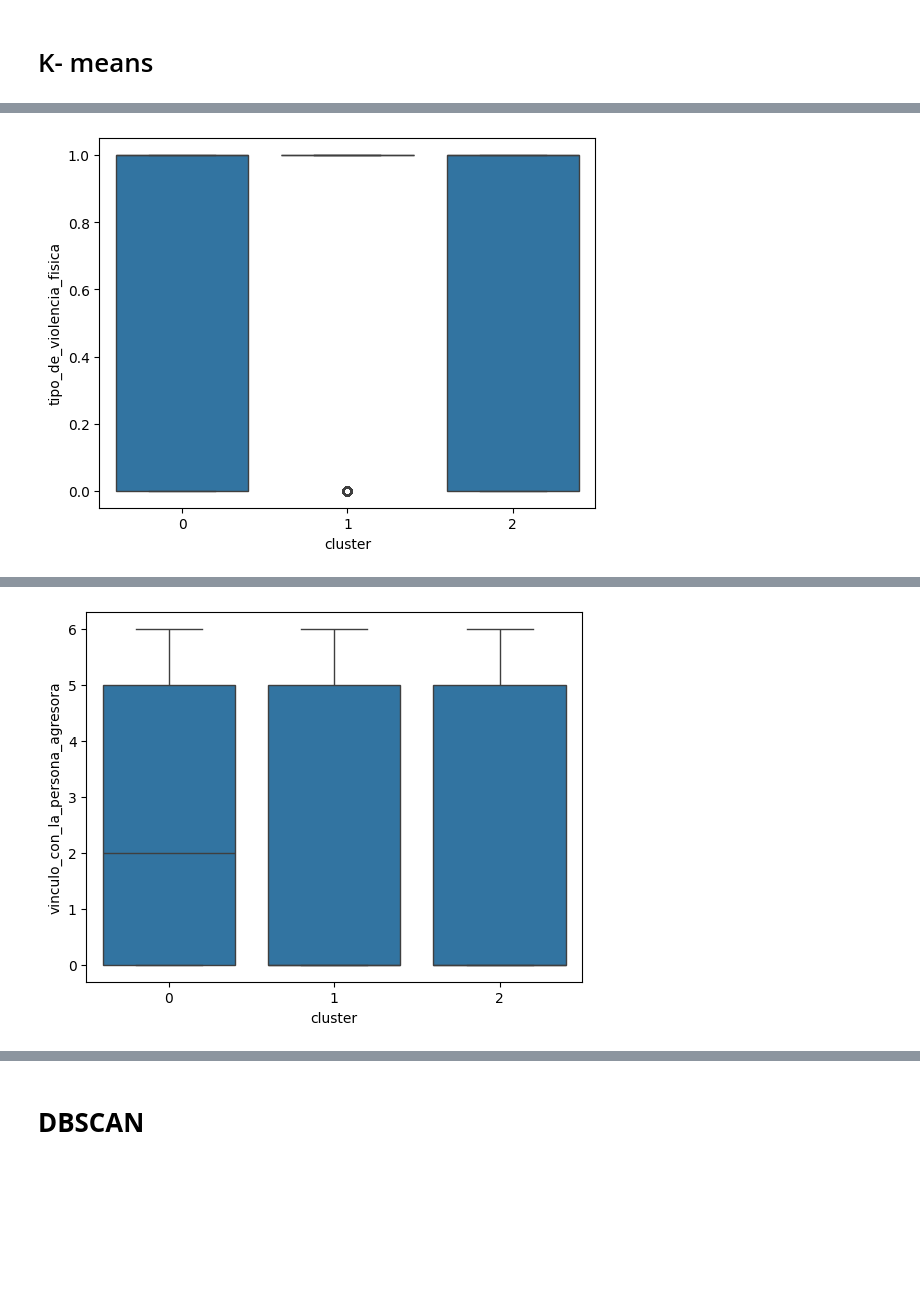
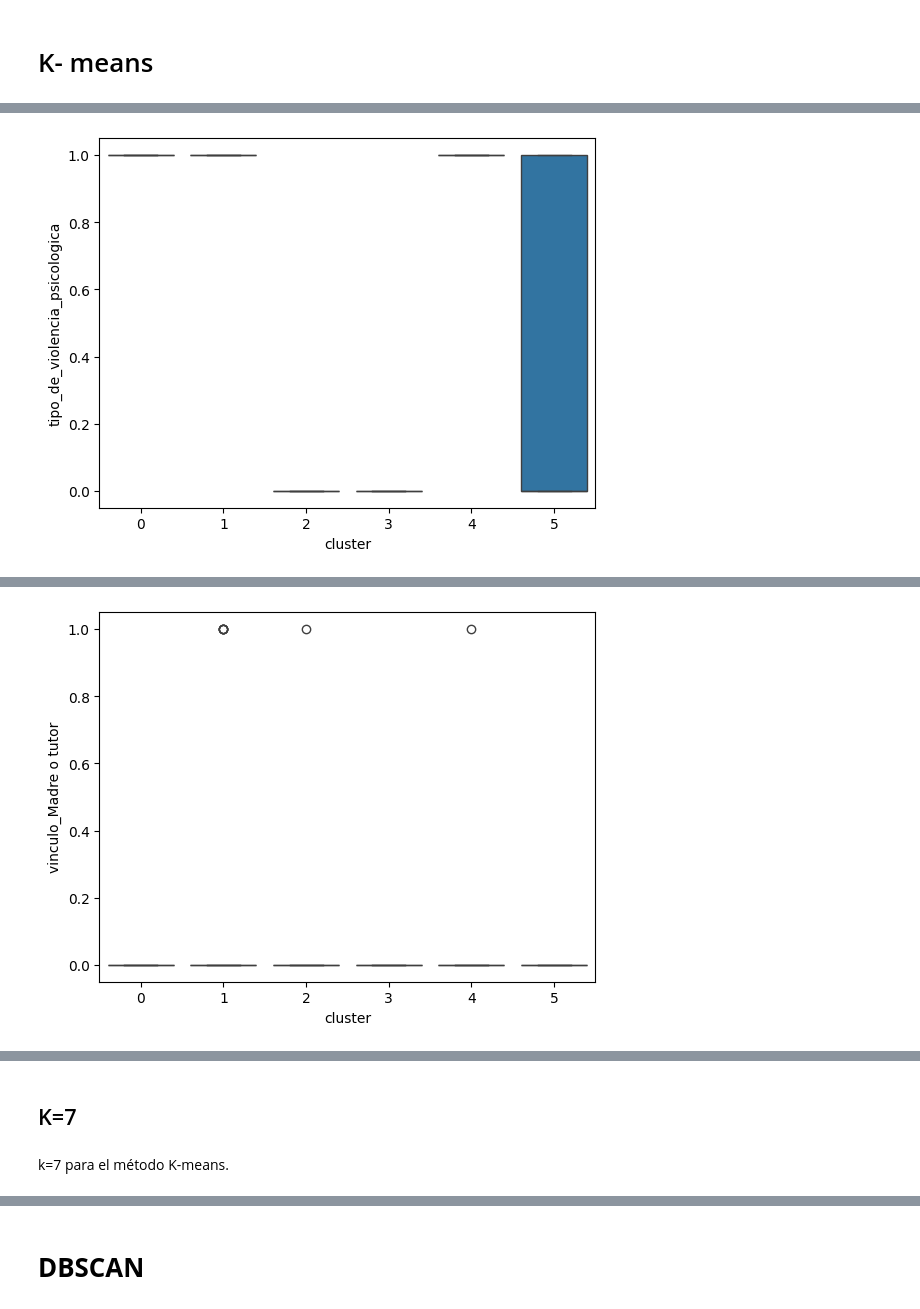
Before and after one commit to MariaGabriela87/Data-science, a Jupyter notebook: Linea_144_cuarta_entrega.ipynb, the cells around one changed output, grey strips where cells are left out. Drawn from its saved outputs; the diff is of its cells as text; code cells hidden in the pictures; blank space fills up the shorter version.

```diff
--- a/Linea_144_cuarta_entrega.ipynb
+++ b/Linea_144_cuarta_entrega.ipynb
@@ -62,4 +112,4 @@ dtype: float64
 # %%
-X = df_final.values
+X = df_normalizado.values
 # %% [markdown]
 # **Métodos para elegir el K**
@@ -164,7 +257,9 @@ for i, k in enumerate(lista_k):
 # %%
-kmeans = KMeans(n_clusters=3, random_state=0)
+kmeans = KMeans(n_clusters=6, random_state=0)
 
 kmeans.fit(X)
 
+y_means = kmeans.fit_predict(X)
+
 centroids = kmeans.cluster_centers_
 labels = kmeans.labels_
@@ -182,5 +295,5 @@ plt.show()
 # %%
-df_final['cluster'] = kmeans.labels_
+df_normalizado['cluster'] = kmeans.labels_
 pd.set_option('display.max_columns', None)
-df_final.groupby('cluster').describe()
+df_normalizado.groupby('cluster').describe()
 # %% [output]
@@ -193,5 +309,5 @@ df_final.groupby('cluster').describe()
 # %%
-for column in df_final.columns[:-1]:  # Excluye la columna 'cluster'
-        sns.histplot(data=df_final, x=column, hue='cluster')
+for column in df_normalizado.columns[:-1]:  # Excluye la columna 'cluster'
+        sns.histplot(data=df_normalizado, x=column, hue='cluster', palette='viridis')
         plt.show()
 # %% [output]
@@ -207,5 +328,5 @@ for column in df_final.columns[:-1]:  # Excluye la columna 'cluster'
 # %%
-for column in df_final.columns[:-1]:
-        sns.boxplot(data=df_final, x='cluster', y=column)
+for column in df_normalizado.columns[:-1]:
+        sns.boxplot(data=df_normalizado, x='cluster', y=column)
         plt.show()
 # %% [output]
@@ -214 +335 @@ for column in df_final.columns[:-1]:
-[figure, old version]
+[figure, new version]
@@ -220 +341 @@ for column in df_final.columns[:-1]:
-[figure, old version]
+[figure, new version]
@@ -220,0 +347,4 @@ for column in df_final.columns[:-1]:
+# %% [markdown]
+## K=7
+# %% [markdown]
+ k=7 para el método K-means.
```
Also changed, not shown: parts of 71 cells of this notebook.
